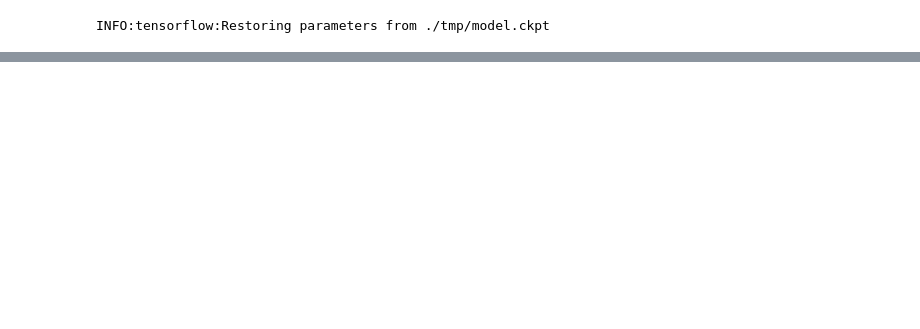
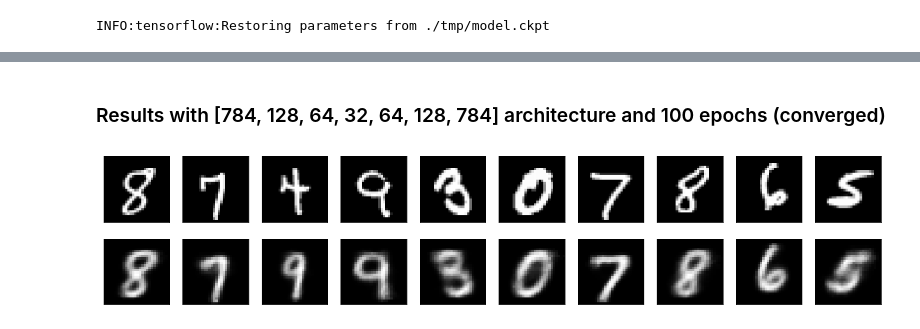
Before and after one commit to ibarrond/VariationalAutoencoders, a Jupyter notebook: BNN-Autoencoder.ipynb, the cells around one changed output, grey strips where cells are left out. Cells and saved outputs as stored; diff of their text form; code cells hidden in the pictures; blank space fills up the shorter version.

```diff
--- a/BNN-Autoencoder.ipynb
+++ b/BNN-Autoencoder.ipynb
@@ -379,4 +397,23 @@ vi = VariationalInference(n_datapoints, neurons_per_layer, mc_samples, batch_siz
 vi.restore('tmp/model.ckpt')
 # %% [output]
 INFO:tensorflow:Restoring parameters from ./tmp/model.ckpt
+# %%
+def plot_enc_dec():
+    n = 10  # how many digits we will display
+    plt.figure(figsize=(20, 4))
+    for i in range(n):
+        # display original
+        ax = plt.subplot(2, n, i + 1)
+        plt.imshow(mnist.test.images[i].reshape(28, 28))
+        plt.gray()
+        ax.get_xaxis().set_visible(False)
+        ax.get_yaxis().set_visible(False)
+
+        # display reconstruction
+        ax = plt.subplot(2, n, i + 1 + n)
+        plt.imshow(vi.encode(mnist.test.images[i]).reshape(28, 28))
+        plt.gray()
+        ax.get_xaxis().set_visible(False)
+        ax.get_yaxis().set_visible(False)
+    plt.show()
 # %% [markdown]
@@ -403,0 +425,6 @@ plt.show()
+# %% [markdown]
+### Results with [784, 128, 64, 32, 64, 128, 784] architecture and 100 epochs (converged)
+# %%
+plot_enc_dec()
+# %% [output]
+[figure, added]
```
Also changed, not shown: parts of 5 cells of this notebook.
